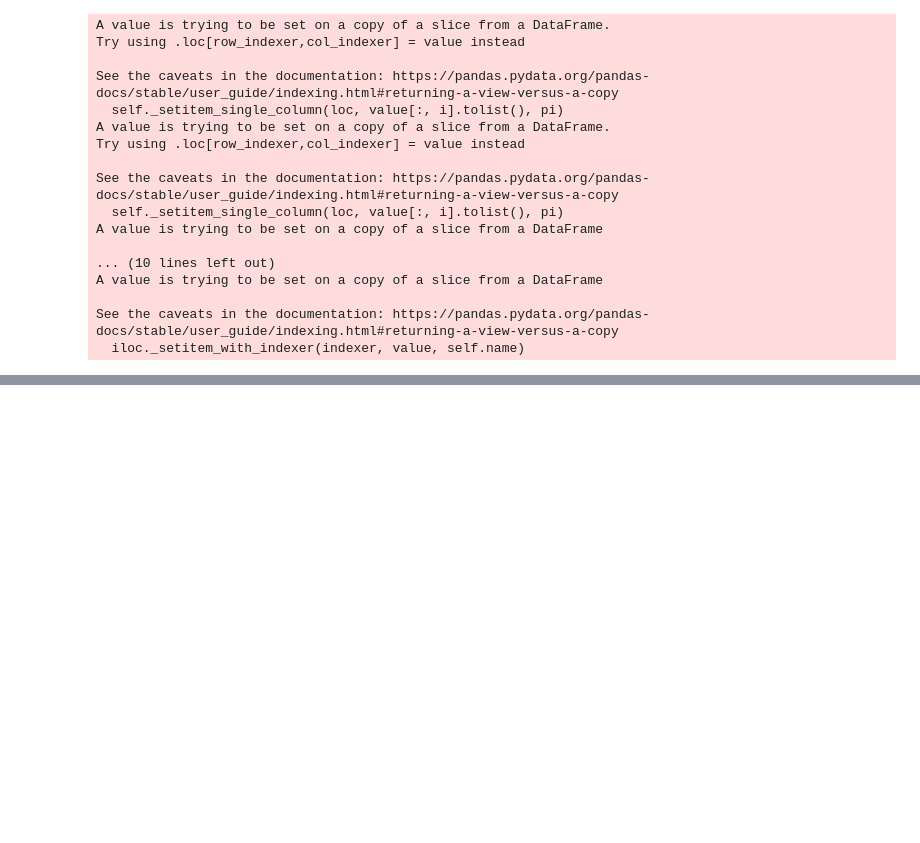
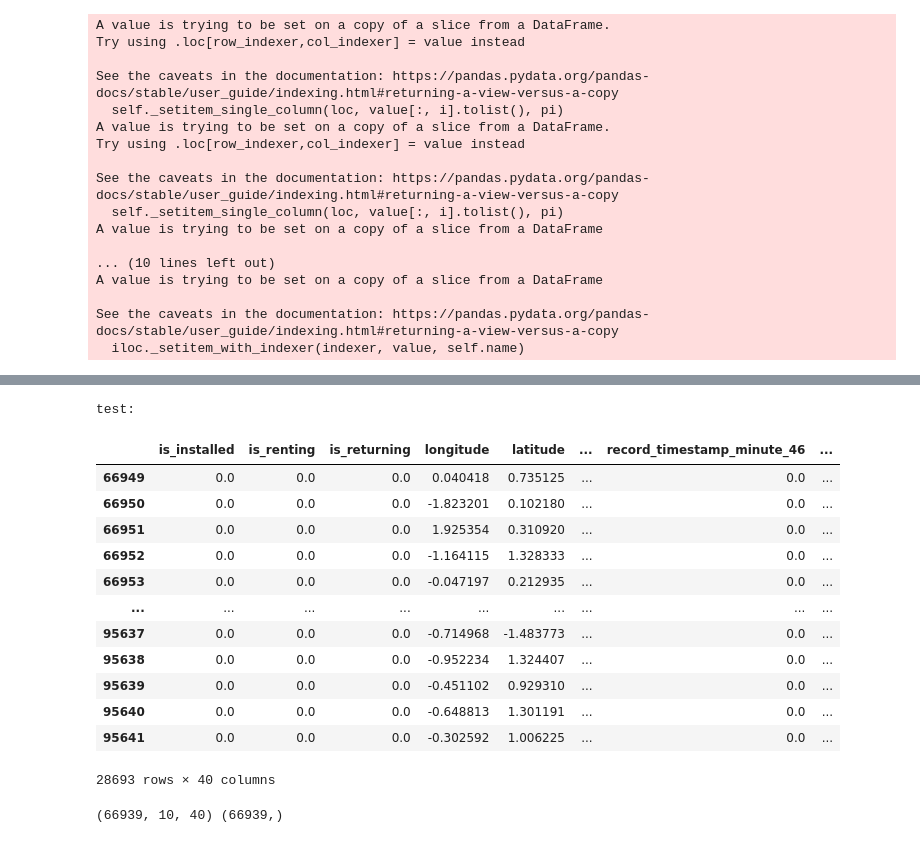
Before and after one commit to tetura/RealtimePredictionBikeTerminalAvailability, a Jupyter notebook: prediction_engine/prediction_approaches/LSTM_BaselineModel_ParisVelibDataset.ipynb, the cells around one changed output, grey strips where cells are left out. Cells and saved outputs as stored; diff of their text form; code cells hidden in the pictures; blank space fills up the shorter version.

```diff
--- a/prediction_engine/prediction_approaches/LSTM_BaselineModel_ParisVelibDataset.ipynb
+++ b/prediction_engine/prediction_approaches/LSTM_BaselineModel_ParisVelibDataset.ipynb
@@ -79,3 +119,21 @@ See the caveats in the documentation: https://pandas.pydata.org/pandas-docs/stab
+# %%
+print("test: ")
+test
+# %% [output]
+test:
+|  | is_installed | is_renting | is_returning | longitude | latitude | ... | record_timestamp_minute_46 | ... |
+| 66949 | 0.0 | 0.0 | 0.0 | 0.040418 | 0.735125 | ... | 0.0 | ... |
+| 66950 | 0.0 | 0.0 | 0.0 | -1.823201 | 0.102180 | ... | 0.0 | ... |
+| 66951 | 0.0 | 0.0 | 0.0 | 1.925354 | 0.310920 | ... | 0.0 | ... |
+| 66952 | 0.0 | 0.0 | 0.0 | -1.164115 | 1.328333 | ... | 0.0 | ... |
+| 66953 | 0.0 | 0.0 | 0.0 | -0.047197 | 0.212935 | ... | 0.0 | ... |
+| ... | ... | ... | ... | ... | ... | ... | ... | ... |
+| 95637 | 0.0 | 0.0 | 0.0 | -0.714968 | -1.483773 | ... | 0.0 | ... |
+| 95638 | 0.0 | 0.0 | 0.0 | -0.952234 | 1.324407 | ... | 0.0 | ... |
+| 95639 | 0.0 | 0.0 | 0.0 | -0.451102 | 0.929310 | ... | 0.0 | ... |
+| 95640 | 0.0 | 0.0 | 0.0 | -0.648813 | 1.301191 | ... | 0.0 | ... |
+| 95641 | 0.0 | 0.0 | 0.0 | -0.302592 | 1.006225 | ... | 0.0 | ... |
+28693 rows × 40 columns
 # %%
 def create_dataset(X, y, time_steps=1):
     Xs, ys = [], []
@@ -84,3 +142,10 @@ def create_dataset(X, y, time_steps=1):
         Xs.append(v)
         ys.append(y.iloc[i + time_steps])
     return np.array(Xs), np.array(ys)
+# %%
+time_steps = 10
+X_train, y_train = create_dataset(train, train.bike_availability_ratio, time_steps)
+X_test, y_test = create_dataset(test, test.bike_availability_ratio, time_steps)
+print(X_train.shape, y_train.shape)
+# %% [output]
+(66939, 10, 40) (66939,)
```
Also changed, not shown: parts of 11 cells of this notebook, 3 other files.
